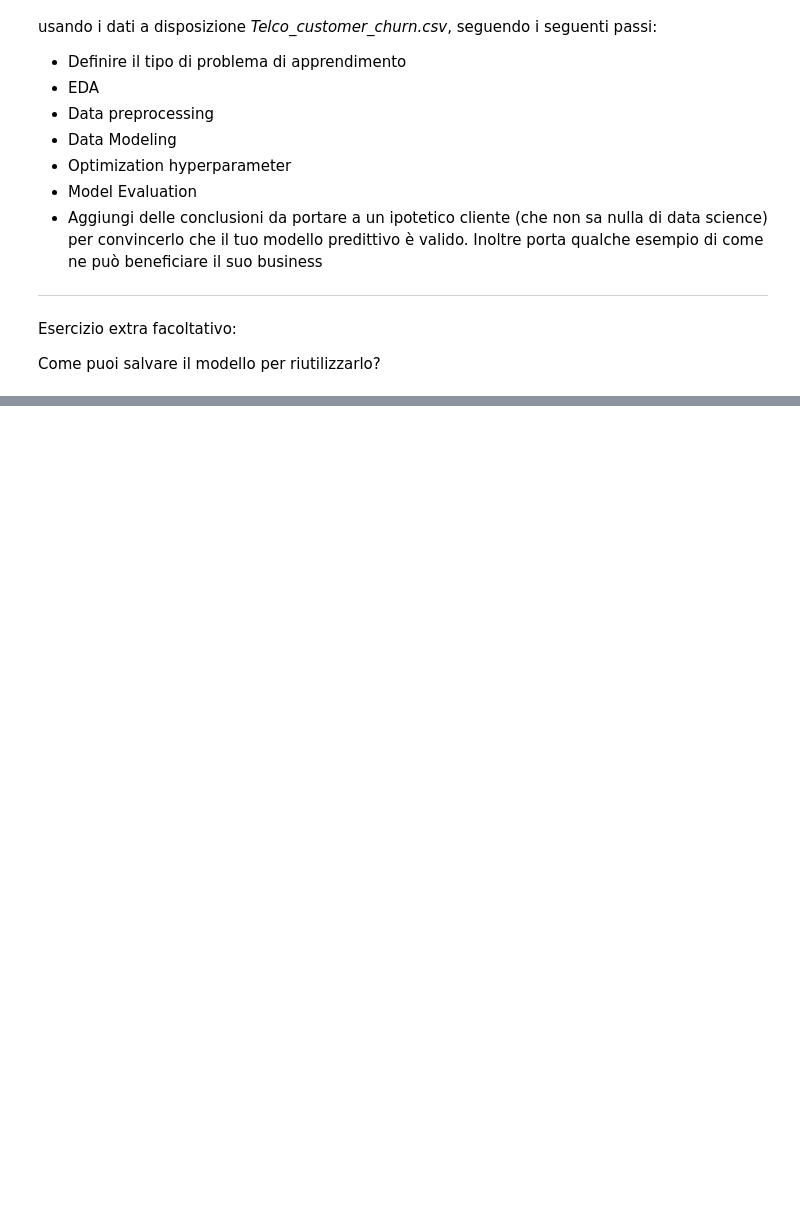
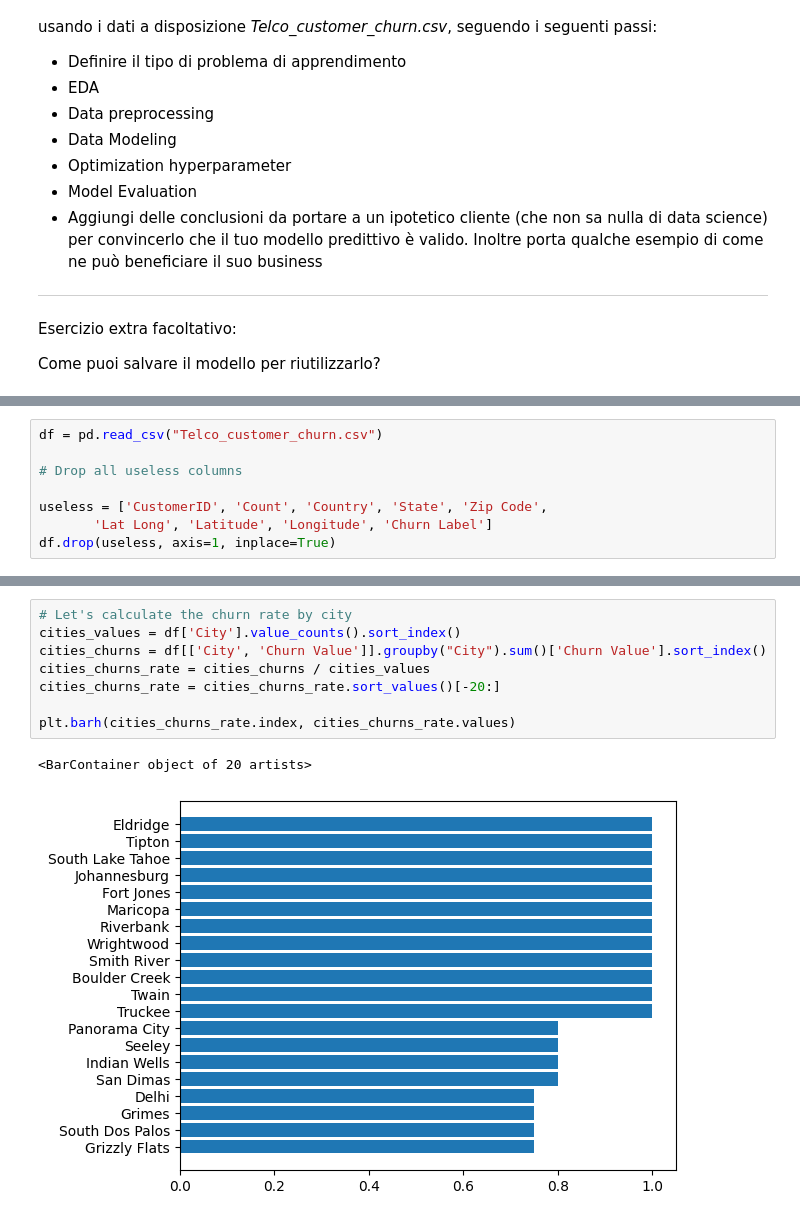
Before and after one commit to lorenzo-arcioni/master-ds, a Jupyter notebook: Workshops/6/6Workshop_traccia.ipynb, the cells around one changed output, grey strips where cells are left out. Cells and saved outputs as stored; diff of their text form; blank space fills up the shorter version.

```diff
--- a/Workshops/6/6Workshop_traccia.ipynb
+++ b/Workshops/6/6Workshop_traccia.ipynb
@@ -38 +30,9 @@ df.head()
+# %%
+df = pd.read_csv("Telco_customer_churn.csv")
+
+# Drop all useless columns
+
+useless = ['CustomerID', 'Count', 'Country', 'State', 'Zip Code',
+       'Lat Long', 'Latitude', 'Longitude', 'Churn Label']
+df.drop(useless, axis=1, inplace=True)
 # %%
@@ -49,0 +47,11 @@ Index(['CustomerID', 'Count', 'Country', 'State', 'City', 'Zip Code',
+# %%
+# Let's calculate the churn rate by city
+cities_values = df['City'].value_counts().sort_index()
+cities_churns = df[['City', 'Churn Value']].groupby("City").sum()['Churn Value'].sort_index()
+cities_churns_rate = cities_churns / cities_values
+cities_churns_rate = cities_churns_rate.sort_values()[-20:]
+
+plt.barh(cities_churns_rate.index, cities_churns_rate.values)
+# %% [output]
+<BarContainer object of 20 artists>
+[figure, added]
```
Also changed, not shown: parts of 12 cells of this notebook, 1 other file.
